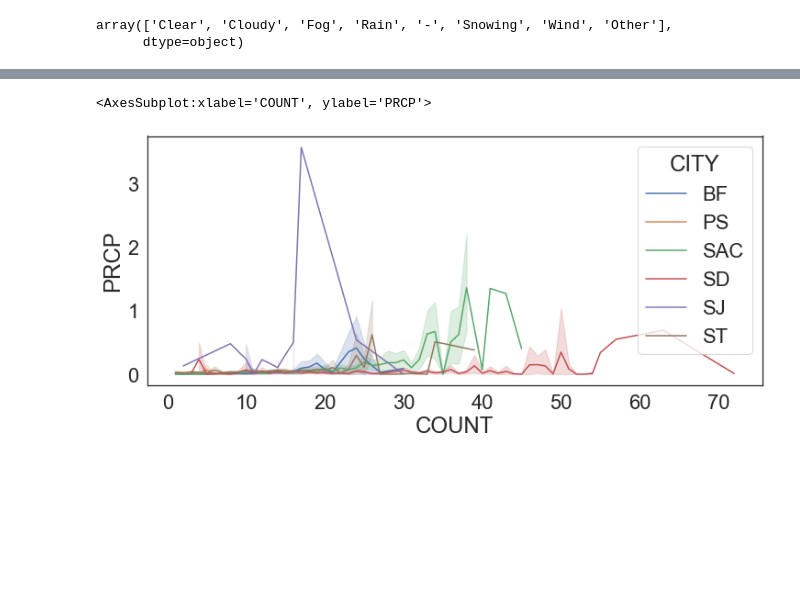
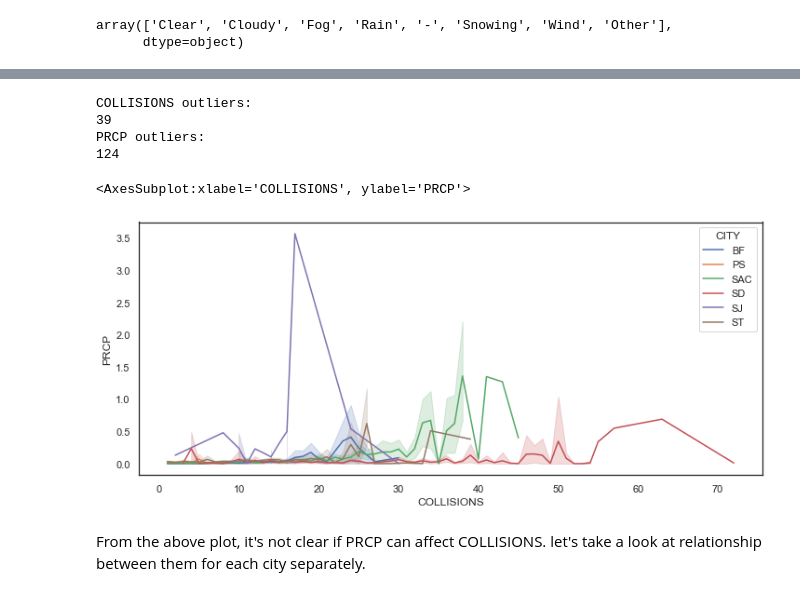
Before and after one commit to DeusSeos/Group007-Wi22-Resume, a Jupyter notebook: EDACheckpointGroup007-Wi22.ipynb, the cells around one changed output, grey strips where cells are left out. Cells and saved outputs as stored; diff of their text form; code cells hidden in the pictures; blank space fills up the shorter version.

```diff
--- a/EDACheckpointGroup007-Wi22.ipynb
+++ b/EDACheckpointGroup007-Wi22.ipynb
@@ -20,7 +20,7 @@
 import numpy as np
 import pandas as pd
 import seaborn as sns
-sns.set(font_scale=2, style="white")
+sns.set(font_scale=1, style="white")
 
 import matplotlib as mpl
 import matplotlib.pyplot as plt
@@ -254,5 +254,6 @@ weatherCrashDf
 # retrieve the data
 
 weatherCrashDf = pd.read_csv('weatherCrashDf.csv')
+weatherCrashDf.rename(columns = {'COUNT':'COLLISIONS'}, inplace = True)
 weatherCrashDf
 # %% [output]
@@ -309,6 +336,18 @@ sns.lineplot(x = 'COUNT', y = 'PRCP', data = weatherCrashDf)
+# %%
+print('COLLISIONS outliers:')
+print(len(weatherCrashDf[weatherCrashDf['COLLISIONS']>45]))
+print('PRCP outliers:')
+print(len(weatherCrashDf[weatherCrashDf['PRCP']>1]))
+# %% [output]
+COLLISIONS outliers:
+39
+PRCP outliers:
+124
 # %%
 # collisons & precipitation by city
-sns.lineplot(x = 'COUNT', y = 'PRCP', hue = 'CITY',data = weatherCrashDf)
+sns.lineplot(x = 'COLLISIONS', y = 'PRCP', hue = 'CITY',data = weatherCrashDf)
 # %% [output]
-<AxesSubplot:xlabel='COUNT', ylabel='PRCP'>
+<AxesSubplot:xlabel='COLLISIONS', ylabel='PRCP'>
-[figure, old version]
+[figure, new version]
+# %% [markdown]
+From the above plot, it's not clear if PRCP can affect COLLISIONS. let's take a look at relationship between them for each city separately.
```
Also changed, not shown: parts of 24 cells of this notebook.
